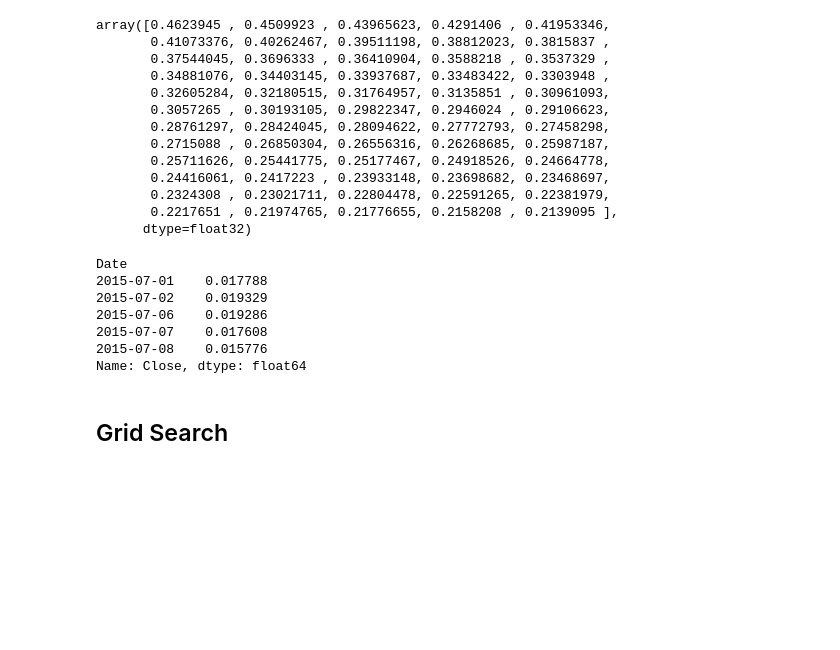
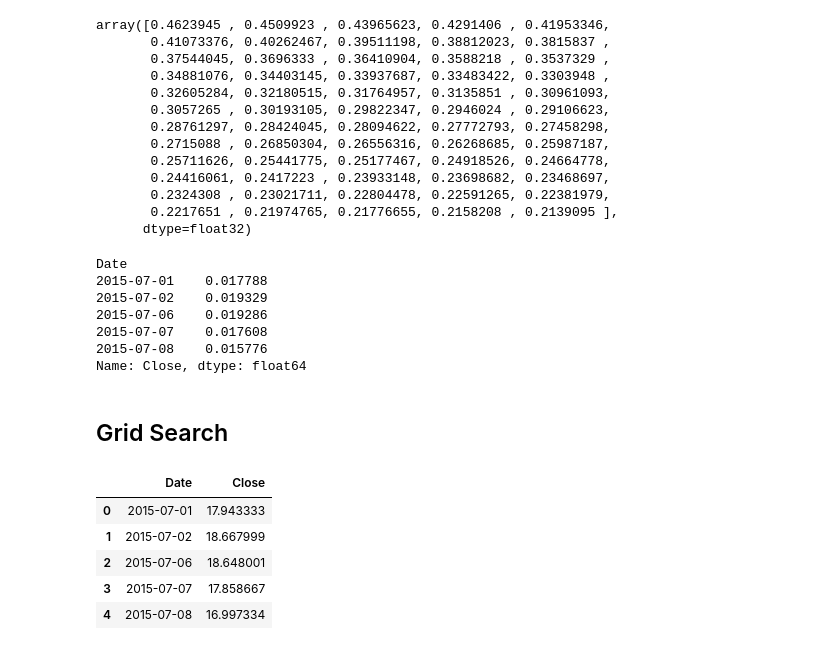
Before and after one commit to mubarek4566/Time-Series-Forecasting-Portfolio-Optimization, a Jupyter notebook: notebooks/main.ipynb, the cells around one changed output. Drawn from its saved outputs; the diff is of its cells as text; code cells hidden in the pictures; blank space fills up the shorter version.

```diff
--- a/notebooks/main.ipynb
+++ b/notebooks/main.ipynb
@@ -415,3 +415,13 @@ Date
 Name: Close, dtype: float64
 # %% [markdown]
 ## Grid Search
+# %%
+data = pd.read_csv('tsla.csv')
+data.head()
+# %% [output]
+|  | Date | Close |
+| 0 | 2015-07-01 | 17.943333 |
+| 1 | 2015-07-02 | 18.667999 |
+| 2 | 2015-07-06 | 18.648001 |
+| 3 | 2015-07-07 | 17.858667 |
+| 4 | 2015-07-08 | 16.997334 |
```
Also changed, not shown: parts of 19 cells of this notebook, 1 other file.
